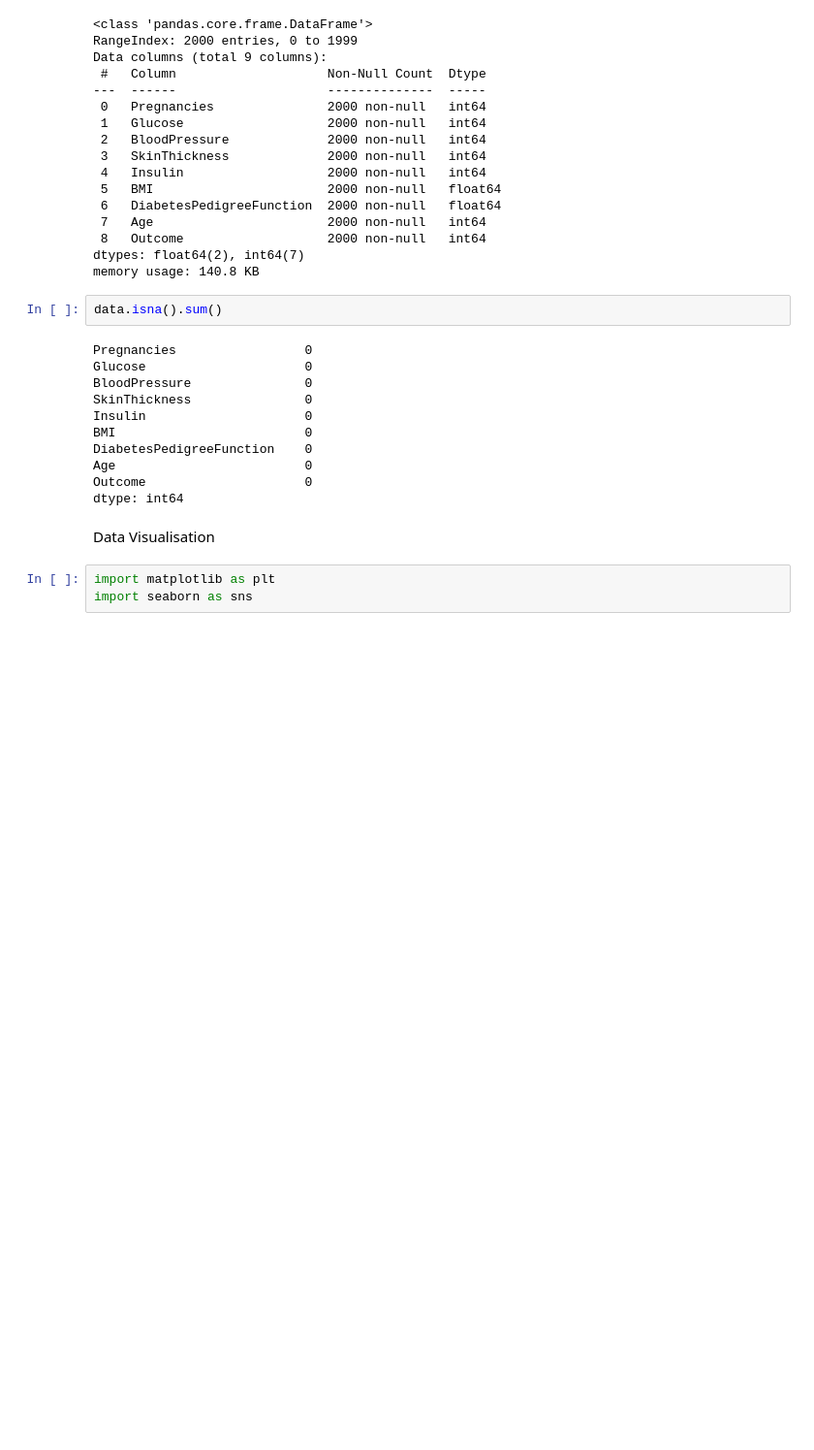
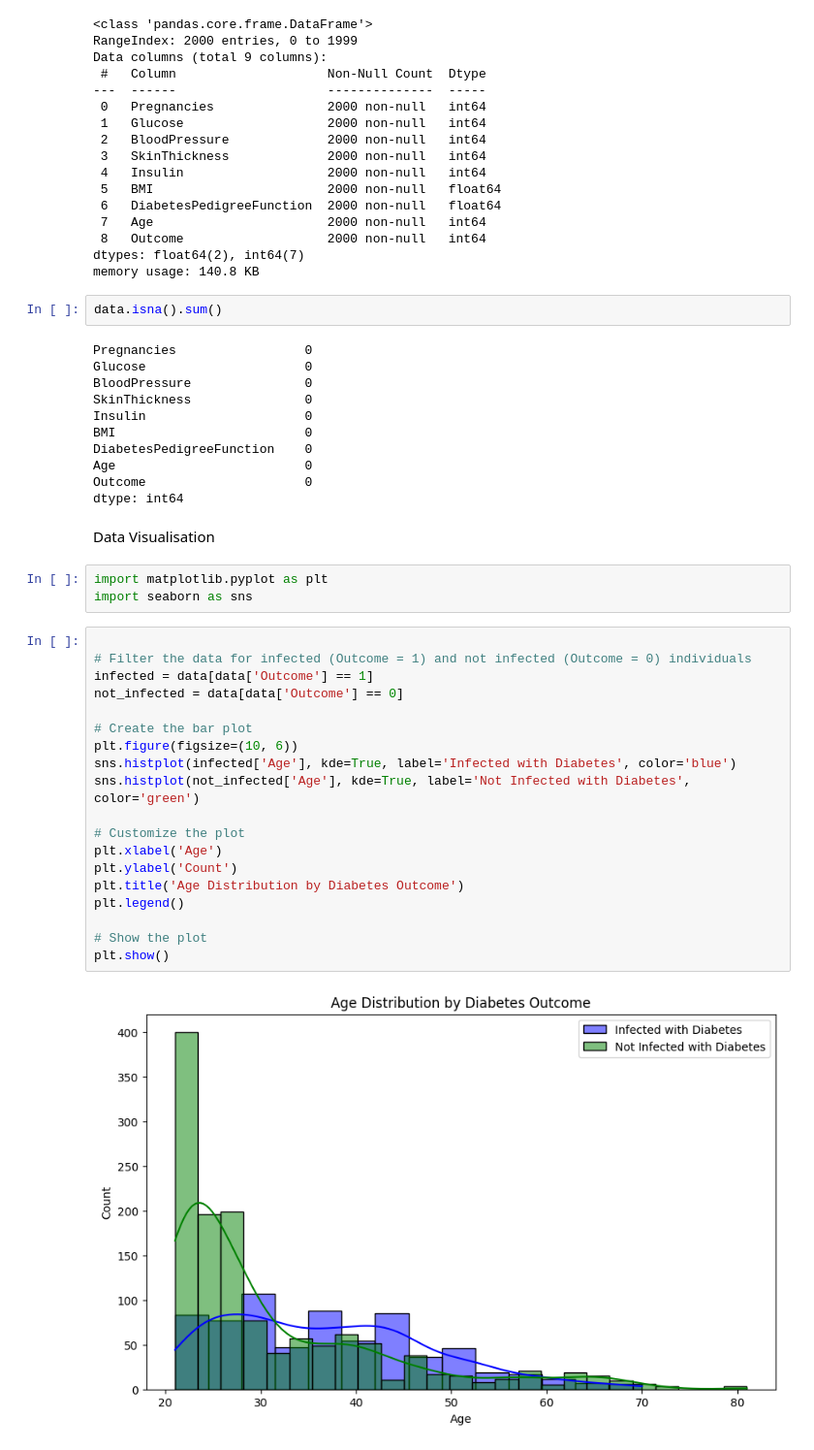
Before and after one commit to l-ordkp/Diabetes-Prediction, a Jupyter notebook: dia.ipynb, the cells around one changed output. Shown: that part at 97% size. Drawn from its saved outputs; the diff is of its cells as text; blank space fills up the shorter version.

```diff
--- a/dia.ipynb
+++ b/dia.ipynb
@@ -47,5 +47,26 @@ dtype: int64
 # %% [markdown]
 Data Visualisation
 # %%
-import matplotlib as plt
+import matplotlib.pyplot as plt
 import seaborn as sns
+# %%
+
+# Filter the data for infected (Outcome = 1) and not infected (Outcome = 0) individuals
+infected = data[data['Outcome'] == 1]
+not_infected = data[data['Outcome'] == 0]
+
+# Create the bar plot
+plt.figure(figsize=(10, 6))
+sns.histplot(infected['Age'], kde=True, label='Infected with Diabetes', color='blue')
+sns.histplot(not_infected['Age'], kde=True, label='Not Infected with Diabetes', color='green')
+
+# Customize the plot
+plt.xlabel('Age')
+plt.ylabel('Count')
+plt.title('Age Distribution by Diabetes Outcome')
+plt.legend()
+
+# Show the plot
+plt.show()
+# %% [output]
+[figure, added]
```
Also changed, not shown: parts of 14 cells of this notebook.
